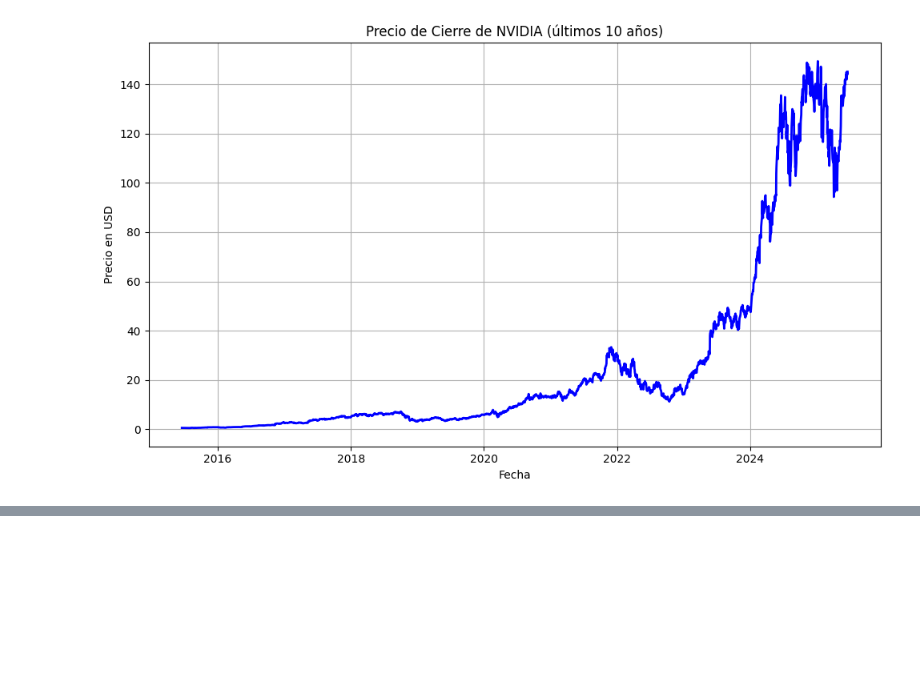
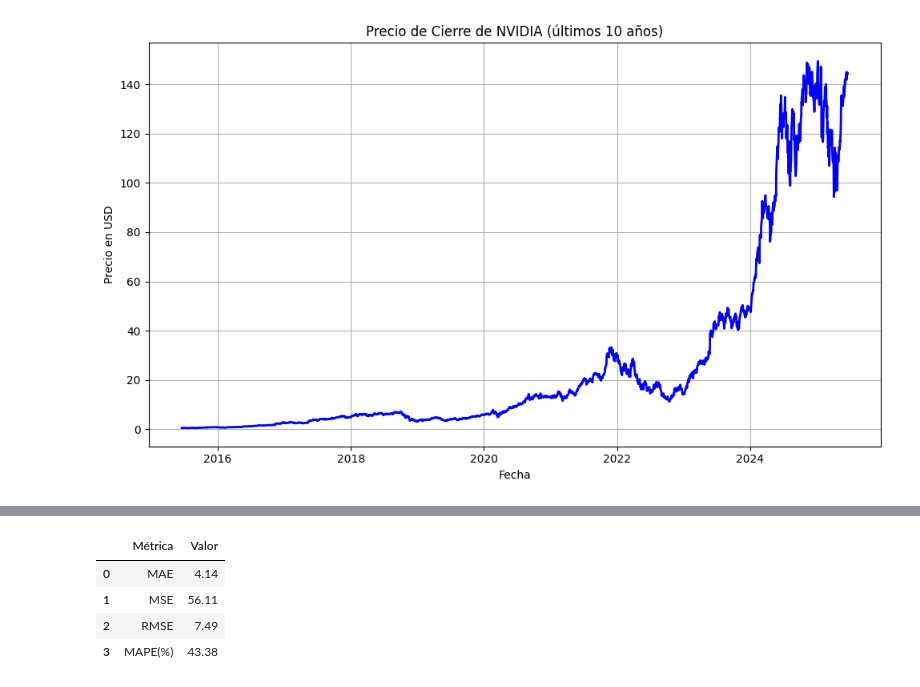
Before and after one commit to Danie8904/prueba_NVIDIA_yahoo_Finance, a Jupyter notebook: Nvidia_Finance.ipynb, the cells around one changed output, grey strips where cells are left out. Cells and saved outputs as stored; diff of their text form; code cells hidden in the pictures; blank space fills up the shorter version.

```diff
--- a/Nvidia_Finance.ipynb
+++ b/Nvidia_Finance.ipynb
@@ -49,0 +107,35 @@ plt.show()
+# %%
+from sklearn.metrics import mean_absolute_error, mean_squared_error
+import numpy as np
+import pandas as pd
+
+# Unir forecast y datos reales
+df_pred = forecast[['ds', 'yhat']].copy()
+df_eval = df.merge(df_pred, on='ds')
+
+# Variables reales vs. predichas
+y_true = df_eval['y']
+y_pred = df_eval['yhat']
+
+# Cálculo de errores
+mae  = mean_absolute_error(y_true, y_pred)
+mse  = mean_squared_error(y_true, y_pred)
+rmse = np.sqrt(mse)
+mape = np.mean(np.abs((y_true - y_pred) / y_true)) * 100
+# %%
+# Crear DataFrame resumen
+error_df = pd.DataFrame({
+    'Métrica': ['MAE', 'MSE', 'RMSE', 'MAPE(%)'],
+    'Valor': [mae, mse, rmse, mape]
+})
+
+# Redondear para presentación
+error_df['Valor'] = error_df['Valor'].round(2)
+
+error_df
+# %% [output]
+|  | Métrica | Valor |
+| 0 | MAE | 4.14 |
+| 1 | MSE | 56.11 |
+| 2 | RMSE | 7.49 |
+| 3 | MAPE(%) | 43.38 |
```
Also changed, not shown: parts of 8 cells of this notebook.
